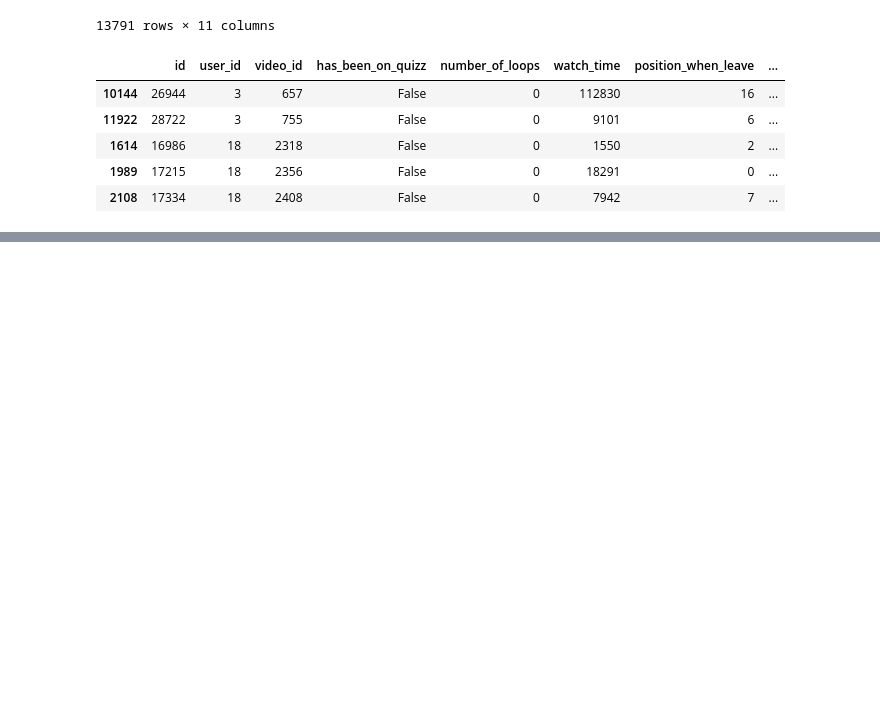
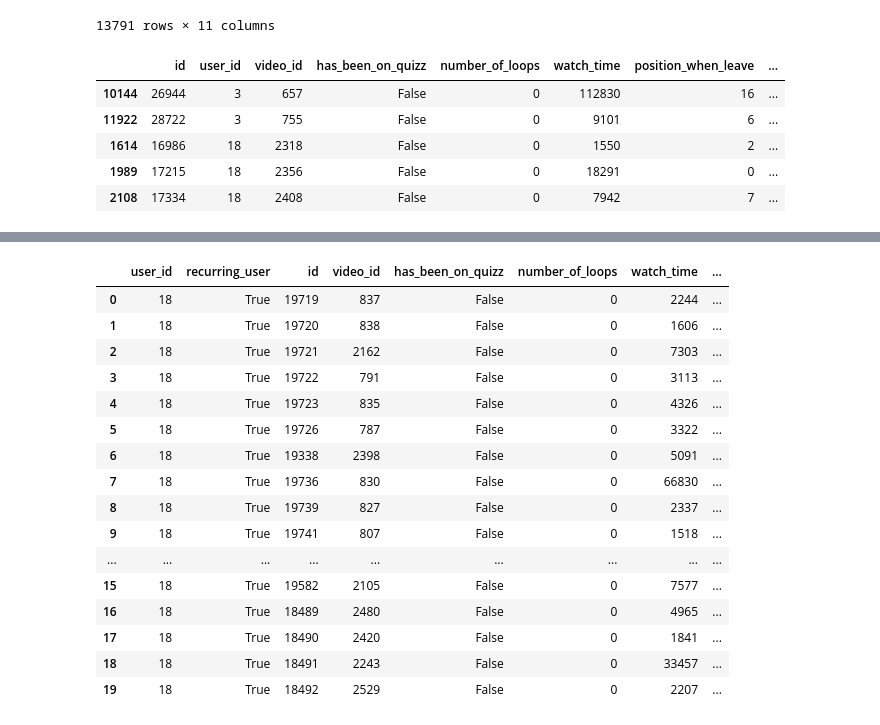
Before and after one commit to sabrinasartori/revyze-technical-case, a Jupyter notebook: notebooks/01-data_analysis.ipynb, the cells around one changed output, grey strips where cells are left out. Cells and saved outputs as stored; diff of their text form; code cells hidden in the pictures; blank space fills up the shorter version.

```diff
--- a/notebooks/01-data_analysis.ipynb
+++ b/notebooks/01-data_analysis.ipynb
@@ -92,0 +80,5 @@ user_recurrence_df.head()
+# %%
+# relating user_id and weeks
+user_weeks_df = video_analytics_df['week'].groupby(video_analytics_df['user_id'])\
+    .unique()
+user_weeks_df.head()
@@ -92,0 +93,8 @@ user_recurrence_df.head()
+# %%
+# considering only users from week 45
+# checking if the user has accessed the app on week 46
+user_recurrence_df = user_weeks_df.loc[[(45 in x) for x in user_weeks_df]]\
+    .str.len()\
+    .replace({1: False, 2: True})\
+    .reset_index(name='recurring_user')
+user_recurrence_df.head()
@@ -92,0 +126,22 @@ user_recurrence_df.head()
+# %%
+# target dataframe
+target_df = user_recurrence_df.merge(video_analytics_df, on=['user_id'])
+target_df.head(20)
+# %% [output]
+|  | user_id | recurring_user | id | video_id | has_been_on_quizz | number_of_loops | watch_time | ... |
+| 0 | 18 | True | 19719 | 837 | False | 0 | 2244 | ... |
+| 1 | 18 | True | 19720 | 838 | False | 0 | 1606 | ... |
+| 2 | 18 | True | 19721 | 2162 | False | 0 | 7303 | ... |
+| 3 | 18 | True | 19722 | 791 | False | 0 | 3113 | ... |
+| 4 | 18 | True | 19723 | 835 | False | 0 | 4326 | ... |
+| 5 | 18 | True | 19726 | 787 | False | 0 | 3322 | ... |
+| 6 | 18 | True | 19338 | 2398 | False | 0 | 5091 | ... |
+| 7 | 18 | True | 19736 | 830 | False | 0 | 66830 | ... |
+| 8 | 18 | True | 19739 | 827 | False | 0 | 2337 | ... |
+| 9 | 18 | True | 19741 | 807 | False | 0 | 1518 | ... |
+| ... | ... | ... | ... | ... | ... | ... | ... | ... |
+| 15 | 18 | True | 19582 | 2105 | False | 0 | 7577 | ... |
+| 16 | 18 | True | 18489 | 2480 | False | 0 | 4965 | ... |
+| 17 | 18 | True | 18490 | 2420 | False | 0 | 1841 | ... |
+| 18 | 18 | True | 18491 | 2243 | False | 0 | 33457 | ... |
+| 19 | 18 | True | 18492 | 2529 | False | 0 | 2207 | ... |
```
Also changed, not shown: parts of 11 cells of this notebook.
